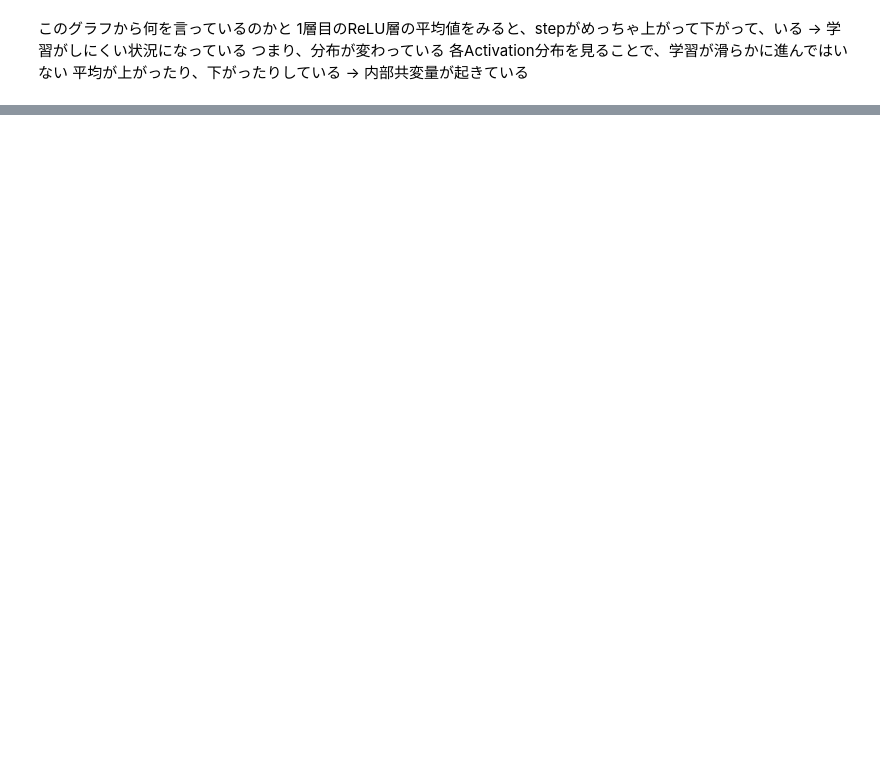
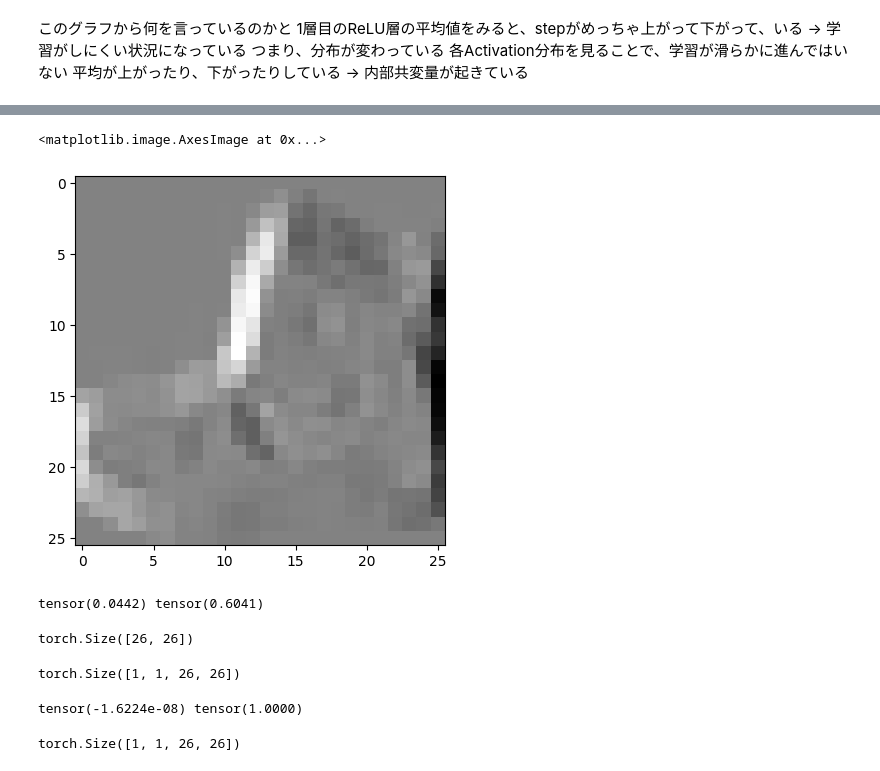
Before and after one commit to yunozon/deeplearing-study-kame, a Jupyter notebook: work/part6_batch_layer.ipynb, the cells around one changed output, grey strips where cells are left out. Cells and saved outputs as stored; diff of their text form; code cells hidden in the pictures; blank space fills up the shorter version.

```diff
--- a/work/part6_batch_layer.ipynb
+++ b/work/part6_batch_layer.ipynb
@@ -400,0 +320,36 @@ ValueError: Expected input batch_size (16) to match target batch_size (64).
+# %%
+# 特徴量を抽出
+def apply_filter(im, filter):
+    output_data = []
+    im_h, im_w = im.shape
+    f_h, f_w = filter.shape
+    for i in range(im_h - f_h + 1):
+        row = []
+        for j in range(im_w - f_w + 1):
+            row.append((im[i:i+f_h, j:j+f_w] * filter).sum().item())
+        output_data.append(row)
+
+    return torch.tensor(output_data)
+
+left_edge_filter = torch.tensor([[-1, 0, 1], [-1, 0, 1], [-1, 0, 1]])
+
+def relu(X):
+    return torch.clamp(X, min=0)
+
+# rankを二つ
+X_ = X[0, :, :]
+
+conv_out = apply_filter(X_, left_edge_filter)
+plt.imshow(conv_out, cmap='gray')
+# %% [output]
+<matplotlib.image.AxesImage at 0x...>
+[figure, added]
+# %%
+# 平均とstd見る
+print(conv_out.mean(), conv_out.std())
+# %% [output]
+tensor(0.0442) tensor(0.6041)
+# %%
+conv_out.shape
+# %% [output]
+torch.Size([26, 26])
@@ -400,0 +361,8 @@ ValueError: Expected input batch_size (16) to match target batch_size (64).
+# %%
+norm_out.shape
+# %% [output]
+torch.Size([1, 1, 26, 26])
+# %%
+print(norm_out.mean(), norm_out.std())
+# %% [output]
+tensor(-1.6224e-08) tensor(1.0000)
@@ -400,0 +371,6 @@ ValueError: Expected input batch_size (16) to match target batch_size (64).
+# %%
+# reluをかます
+relu_out = relu(norm_out)
+relu_out.shape
+# %% [output]
+torch.Size([1, 1, 26, 26])
```
Also changed, not shown: parts of 25 cells of this notebook.
